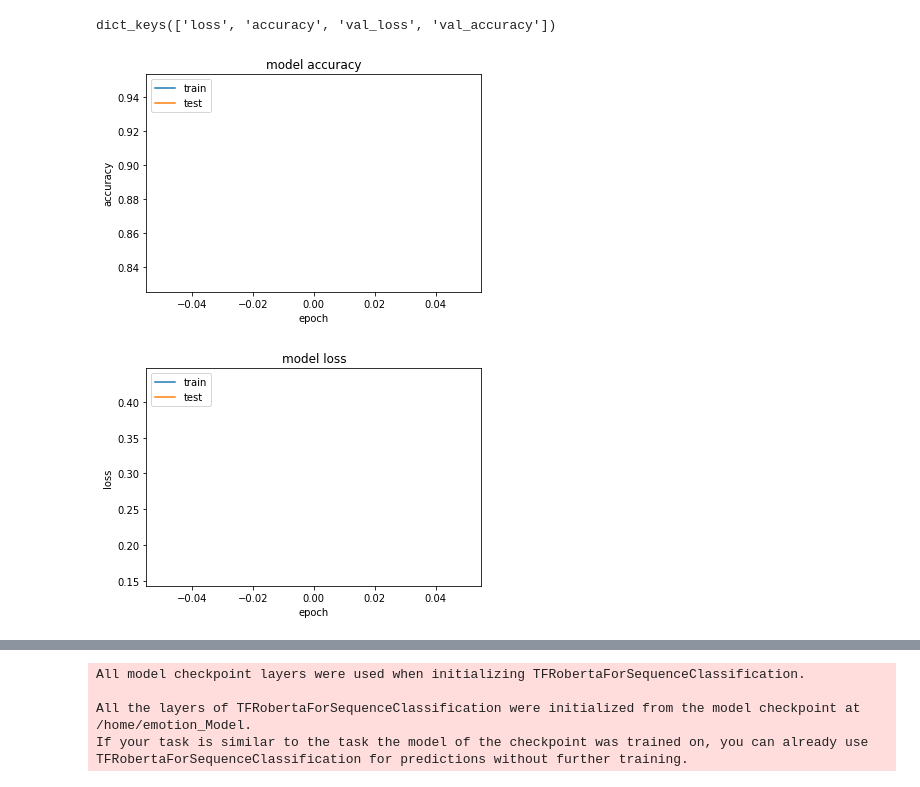
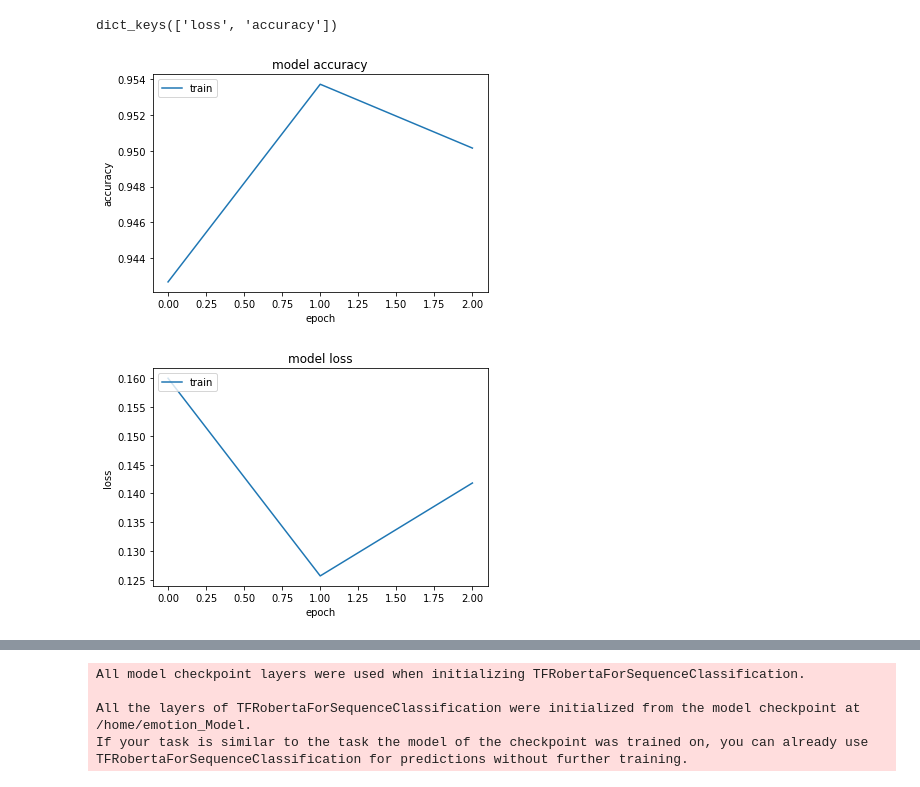
Before and after one commit to orugantiv/CSCE-585, a Jupyter notebook: Models/TransformerEmotionModel.ipynb, the cells around one changed output, grey strips where cells are left out. Drawn from its saved outputs; the diff is of its cells as text; code cells hidden in the pictures.

```diff
--- a/Models/TransformerEmotionModel.ipynb
+++ b/Models/TransformerEmotionModel.ipynb
@@ -108,0 +107,4 @@ val_encodings = tokenizer(validation_sentences,
+# %%
+newLabels.shape
+newLabels[np.arange(pd.to_numeric(FormattedTrainData['label'], downcast='integer').size),pd.to_numeric(FormattedTrainData['label'], downcast='integer')] = 1
+newLabels
@@ -109,7 +153,7 @@ val_encodings = tokenizer(validation_sentences,
 # %%
 train_dataset = tf.data.Dataset.from_tensor_slices((
     dict(train_encodings),
-    training_labels
+    newLabels
 ))
 
 val_dataset = tf.data.Dataset.from_tensor_slices((
@@ -126,7 +207,3 @@ You should probably TRAIN this model on a down-stream task to be able to use it
 # %%
-model.compile(optimizer=tf.keras.optimizers.Adam(learning_rate=5e-5), loss=tf.keras.losses.SparseCategoricalCrossentropy(from_logits=True),
+testModel.compile(optimizer=tf.keras.optimizers.Adam(learning_rate=5e-5), loss=tf.keras.losses.SparseCategoricalCrossentropy(),
               metrics=['accuracy'])
-hist = model.fit(train_dataset.batch(16),
-          epochs=1,
-          batch_size=16,
-          validation_data=val_dataset.shuffle(100).batch(16))
@@ -134,0 +212,16 @@ hist = model.fit(train_dataset.batch(16),
+# %%
+input_ids = tf.keras.layers.Input(shape=(maxLen,),name="input_ids", dtype='int32')
+mask = tf.keras.layers.Input(shape=(maxLen,),name="attention_mask",dtype='int32')
+embeddings = model2(input_ids,attention_mask=mask)[0]
+X = tf.keras.layers.GlobalAvgPool1D()(embeddings)
+X = tf.keras.layers.Dropout(0.1)(X)
+Y = tf.keras.layers.Dense(4,activation='softmax',name='outputs')(X)
+testModel = tf.keras.Model(inputs=[input_ids,mask],outputs=Y)
+
+
+model.compile(optimizer=tf.keras.optimizers.Adam(learning_rate=5e-5), loss=tf.keras.losses.CategoricalCrossentropy(from_logits=True),
+              metrics=['accuracy'])
+hist = model.fit(train_dataset.batch(16),
+          epochs=1,
+          batch_size=16,
+          validation_data=val_dataset.shuffle(100).batch(16))
@@ -135,25 +233,23 @@ hist = model.fit(train_dataset.batch(16),
 # %%
 print(hist.history.keys())
 plt.plot(hist.history['accuracy'])
-plt.plot(hist.history['val_accuracy'])
 plt.title('model accuracy')
 plt.ylabel('accuracy')
 plt.xlabel('epoch')
 plt.legend(['train', 'test'], loc='upper left')
 plt.show()
 
 
 plt.plot(hist.history['loss'])
-plt.plot(hist.history['val_loss'])
 plt.title('model loss')
 plt.ylabel('loss')
 plt.xlabel('epoch')
 plt.legend(['train', 'test'], loc='upper left')
 plt.show()
 # %% [output]
-dict_keys(['loss', 'accuracy', 'val_loss', 'val_accuracy'])
+dict_keys(['loss', 'accuracy'])
-[figure, old version]
+[figure, new version]
-[figure, old version]
+[figure, new version]
 # %%
 model.summary()
 tf.keras.utils.plot_model(model)
```
Also changed, not shown: parts of 25 cells of this notebook.
